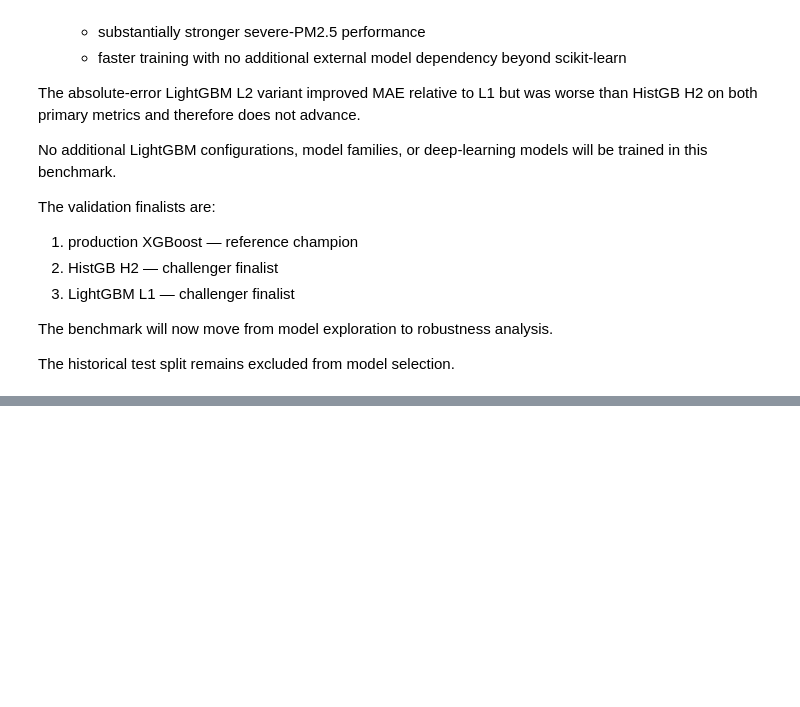
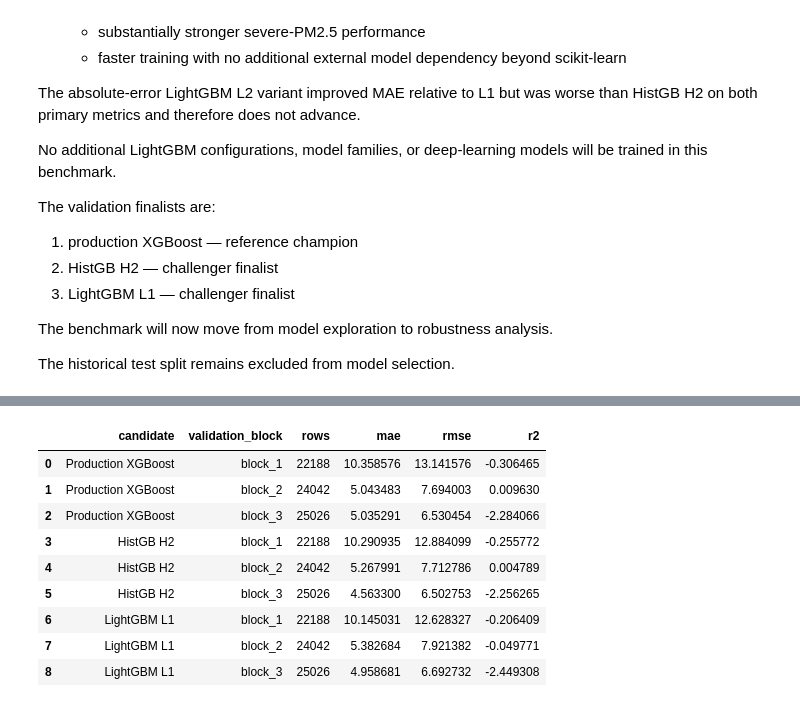
Before and after one commit to riyanj220/pearls-aqi-predictor, a Jupyter notebook: notebooks/12_model_challenger_benchmark.ipynb, the cells around one changed output, grey strips where cells are left out. Drawn from its saved outputs; the diff is of its cells as text; code cells hidden in the pictures; blank space fills up the shorter version.

Commit message:
docs(notebooks): complete challenger robustness analysis

```diff
--- a/notebooks/12_model_challenger_benchmark.ipynb
+++ b/notebooks/12_model_challenger_benchmark.ipynb
@@ -9612,0 +9677,7 @@ The historical test split remains excluded from model selection.
+# %%
+robustness_frames = {
+    key: benchmark_results[key][
+        "evaluation_frame"
+    ].copy()
+    for key in ROBUSTNESS_FINALISTS
+}
@@ -9612,0 +9862,67 @@ The historical test split remains excluded from model selection.
+# %%
+chronological_stability_records = []
+
+
+for candidate_key, display_name in (
+    ROBUSTNESS_FINALISTS.items()
+):
+    evaluation_df = (
+        robustness_frames[
+            candidate_key
+        ].copy()
+    )
+
+    evaluation_df[
+        "validation_block"
+    ] = evaluation_df[
+        "reference_time"
+    ].map(
+        reference_to_block
+    )
+
+    for block_name, block_df in (
+        evaluation_df.groupby(
+            "validation_block",
+            sort=True,
+        )
+    ):
+        metrics = calculate_regression_metrics(
+            y_true=block_df[
+                TARGET_COLUMN
+            ],
+            y_pred=block_df[
+                "prediction"
+            ],
+        )
+
+        chronological_stability_records.append(
+            {
+                "candidate": display_name,
+                "validation_block": (
+                    block_name
+                ),
+                "rows": len(block_df),
+                **metrics,
+            }
+        )
+
+
+chronological_stability_df = pd.DataFrame(
+    chronological_stability_records
+)
+
+
+display(
+    chronological_stability_df
+)
+# %% [output]
+|  | candidate | validation_block | rows | mae | rmse | r2 |
+| 0 | Production XGBoost | block_1 | 22188 | 10.358576 | 13.141576 | -0.306465 |
+| 1 | Production XGBoost | block_2 | 24042 | 5.043483 | 7.694003 | 0.009630 |
+| 2 | Production XGBoost | block_3 | 25026 | 5.035291 | 6.530454 | -2.284066 |
+| 3 | HistGB H2 | block_1 | 22188 | 10.290935 | 12.884099 | -0.255772 |
+| 4 | HistGB H2 | block_2 | 24042 | 5.267991 | 7.712786 | 0.004789 |
+| 5 | HistGB H2 | block_3 | 25026 | 4.563300 | 6.502753 | -2.256265 |
+| 6 | LightGBM L1 | block_1 | 22188 | 10.145031 | 12.628327 | -0.206409 |
+| 7 | LightGBM L1 | block_2 | 24042 | 5.382684 | 7.921382 | -0.049771 |
+| 8 | LightGBM L1 | block_3 | 25026 | 4.958681 | 6.692732 | -2.449308 |
```
Also changed, not shown: parts of 11 cells of this notebook.
